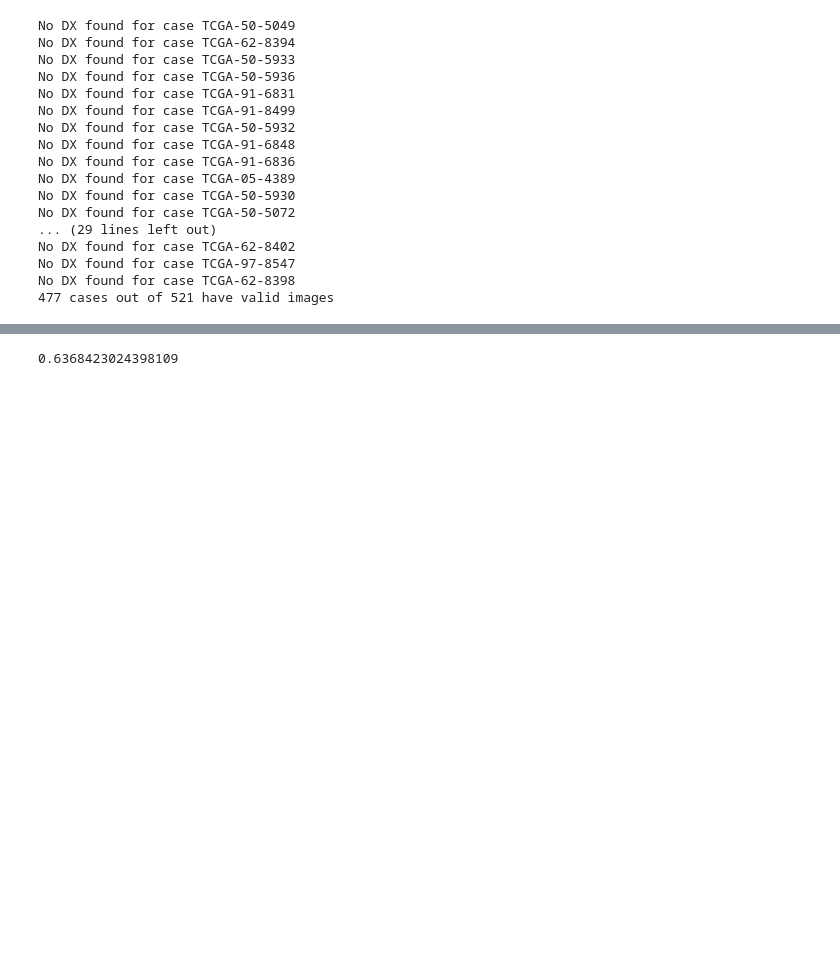
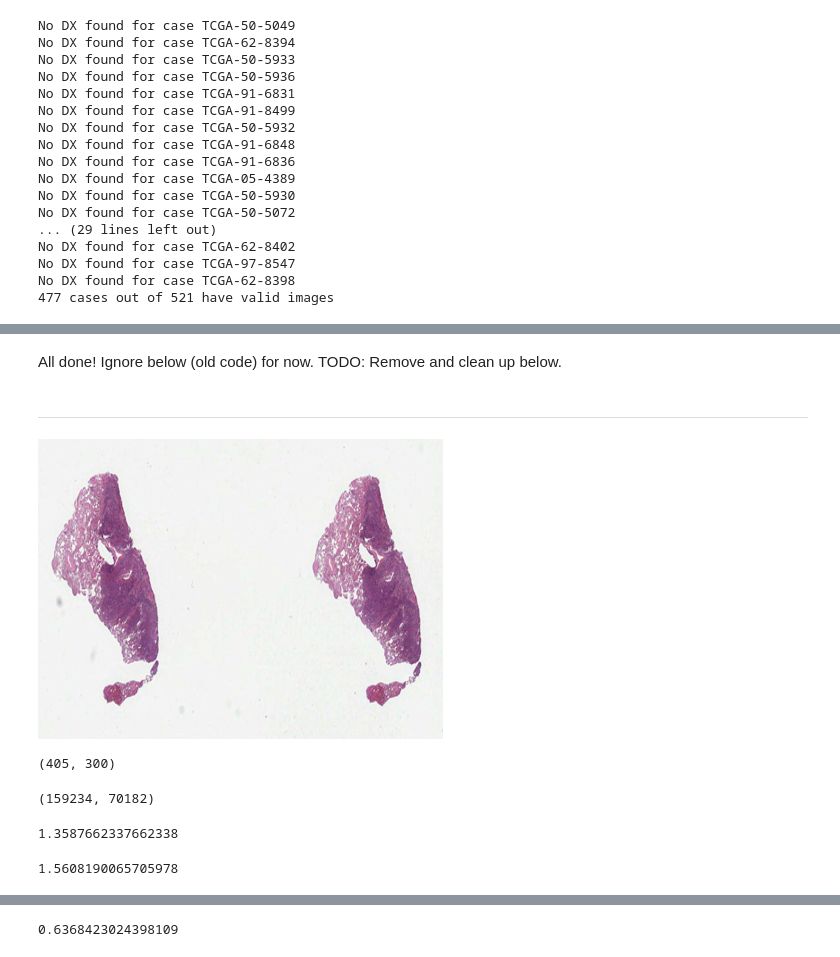
Before and after one commit to akira-nair/multiomic-model-tcga, a Jupyter notebook: preprocessing/preprocess_images/create_images_dataset.ipynb, the cells around one changed output, grey strips where cells are left out. Drawn from its saved outputs; the diff is of its cells as text; code cells hidden in the pictures; blank space fills up the shorter version.

```diff
--- a/preprocessing/preprocess_images/create_images_dataset.ipynb
+++ b/preprocessing/preprocess_images/create_images_dataset.ipynb
@@ -99,0 +86,3 @@ for i,c in enumerate(case_and_image):
+# %%
+med_aspect_ratio = round(np.median(aspect_ratio), 4)
+print(f"Median aspect ratio: {med_aspect_ratio}")
@@ -99,0 +91,6 @@ for i,c in enumerate(case_and_image):
+# %%
+aspect_ratio = med_aspect_ratio
+# SPECIFY THE OUTPUT DIMENSION FOR HEIGHT
+target_h = 300
+target_w = (int)(aspect_ratio * target_h)
+print("Dimensions of output image", target_w, target_h)
@@ -99,0 +101,16 @@ for i,c in enumerate(case_and_image):
+# %%
+for i,c in enumerate(case_and_image):
+    # open slide
+    svs = openslide.OpenSlide(case_and_image[c])
+    # get a thumbnail from svs (ensure this constant is strictly less than all dims across images)
+    thumbnail = svs.get_thumbnail((1000, 1000))
+    dim_tn_x, dim_tn_y = thumbnail.size
+    # rotate images that are vertical
+    if dim_tn_y > dim_tn_x:
+        thumbnail = thumbnail.transpose(method=Image.Transpose.ROTATE_90)
+    # resize image and use padding to ensure that target size is guarenteed
+    resized_image = ImageOps.pad(thumbnail.resize((target_w, target_h)), size=(target_w, target_h))
+    output_path = os.path.join(IMAGE_PATH, f"{c}.jpeg")
+    assert resized_image.size[0] == target_w
+    assert resized_image.size[1] == target_h
+    resized_image.save(output_path)
@@ -99,0 +132,13 @@ for i,c in enumerate(case_and_image):
+# %% [markdown]
+All done! Ignore below (old code) for now. TODO: Remove and clean up below.
+# %% [markdown]
+---
+# %%
+resized_image = ImageOps.pad(thumbnail.resize((target_w, target_h)), size=(target_w, target_h))
+resized_image
+# %% [output]
+[figure, added]
+# %%
+resized_image.size
+# %% [output]
+(405, 300)
@@ -99,0 +147,5 @@ for i,c in enumerate(case_and_image):
+# %%
+w, h = svs.level_dimensions[0]
+w,h
+# %% [output]
+(159234, 70182)
@@ -99,0 +157,8 @@ for i,c in enumerate(case_and_image):
+# %%
+np.median(aspect_ratio)
+# %% [output]
+1.3587662337662338
+# %%
+np.mean(aspect_ratio)
+# %% [output]
+1.5608190065705978
```
Also changed, not shown: parts of 20 cells of this notebook.
